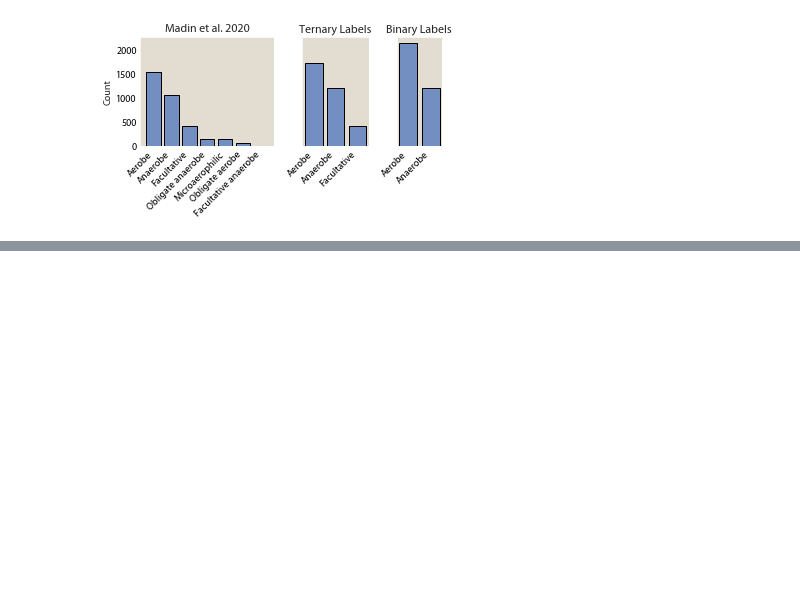
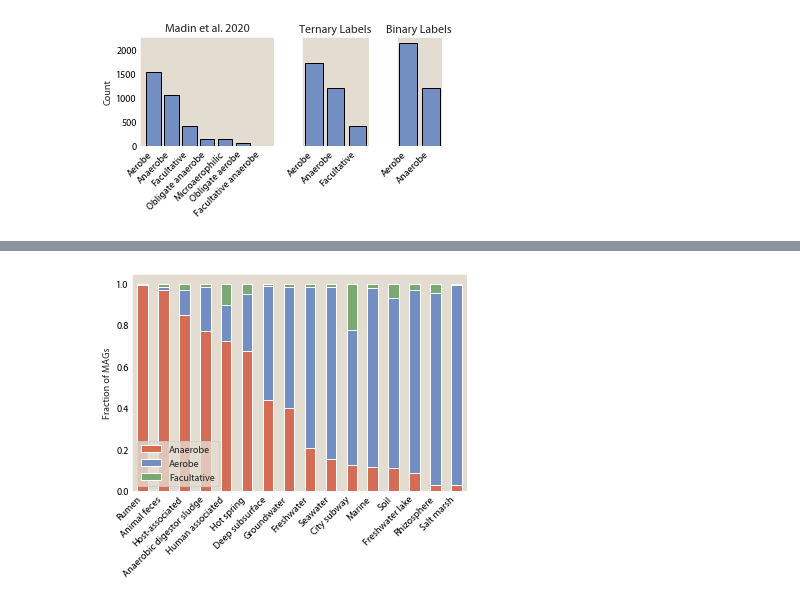
Before and after one commit to jgoldford/aerobot, a Jupyter notebook: aerobot/notebooks/MainTextFigures.ipynb, the cells around one changed output, grey strips where cells are left out. Cells and saved outputs as stored; diff of their text form; code cells hidden in the pictures; blank space fills up the shorter version.

```diff
--- a/aerobot/notebooks/MainTextFigures.ipynb
+++ b/aerobot/notebooks/MainTextFigures.ipynb
@@ -205,0 +314,4 @@ model_results_long_df[mask]
+# %%
+counts = EMP_merged.habitat_processed.value_counts().sort_values(ascending=False)
+
+counts.head(20)
@@ -205,0 +365,27 @@ model_results_long_df[mask]
+# %%
+# Calculate the aerobe/anaerobe fractions for each sample
+# TODO: factor this out into a separate script
+ids = []
+rows = []
+for gid, gdf in EMP_merged.groupby('metagenome_id'):
+    counts = gdf.label.value_counts()
+    normed_counts = counts.astype(float) / counts.sum()
+    normed_counts.index = ['f_{0}'.format(c) for c in normed_counts.index]
+    counts['total'] = counts.sum()
+    rows.append(pd.concat([counts, normed_counts]))
+    ids.append(gid)
+
+fracs = pd.DataFrame(rows, index=ids)
+fracs = fracs.fillna(0)
+
+# Add the habitat information back in
+habitats_by_sample = EMP_merged.groupby('metagenome_id').habitat_processed.first()
+fracs['habitat'] = habitats_by_sample.loc[fracs.index]
+# %%
+# Take the mean aerobe/anaerobe fractions across habitat categories
+agg_dict = {'Anaerobe': 'sum', 'Aerobe': 'sum', 'Facultative': 'sum', 'total': 'sum'}
+mean_fracs = fracs.groupby('habitat').agg(agg_dict).sort_values('total', ascending=False)
+mean_fracs['f_Anaerobe'] = mean_fracs['Anaerobe'] / mean_fracs['total']
+mean_fracs['f_Aerobe'] = mean_fracs['Aerobe'] / mean_fracs['total']
+mean_fracs['f_Facultative'] = mean_fracs['Facultative'] / mean_fracs['total']
+mean_fracs.sort_values('f_Anaerobe', ascending=False)
@@ -205,0 +407,12 @@ model_results_long_df[mask]
+# %%
+cols = 'f_Anaerobe,f_Aerobe,f_Facultative'.split(',')
+mask = mean_fracs.total > 500
+mean_fracs[cols][mask].sort_values('f_Anaerobe', ascending=False).plot(
+    kind='bar', stacked=True, color=default_pal[:3])
+plt.legend('Anaerobe,Aerobe,Facultative'.split(','))
+plt.ylabel('Fraction of MAGs')
+plt.xlabel('')
+plt.xticks(rotation=45, ha='right')
+plt.savefig('tmp.png', facecolor='white', bbox_inches='tight', dpi=300)
+# %% [output]
+[figure, added]
```
Also changed, not shown: parts of 9 cells of this notebook.
